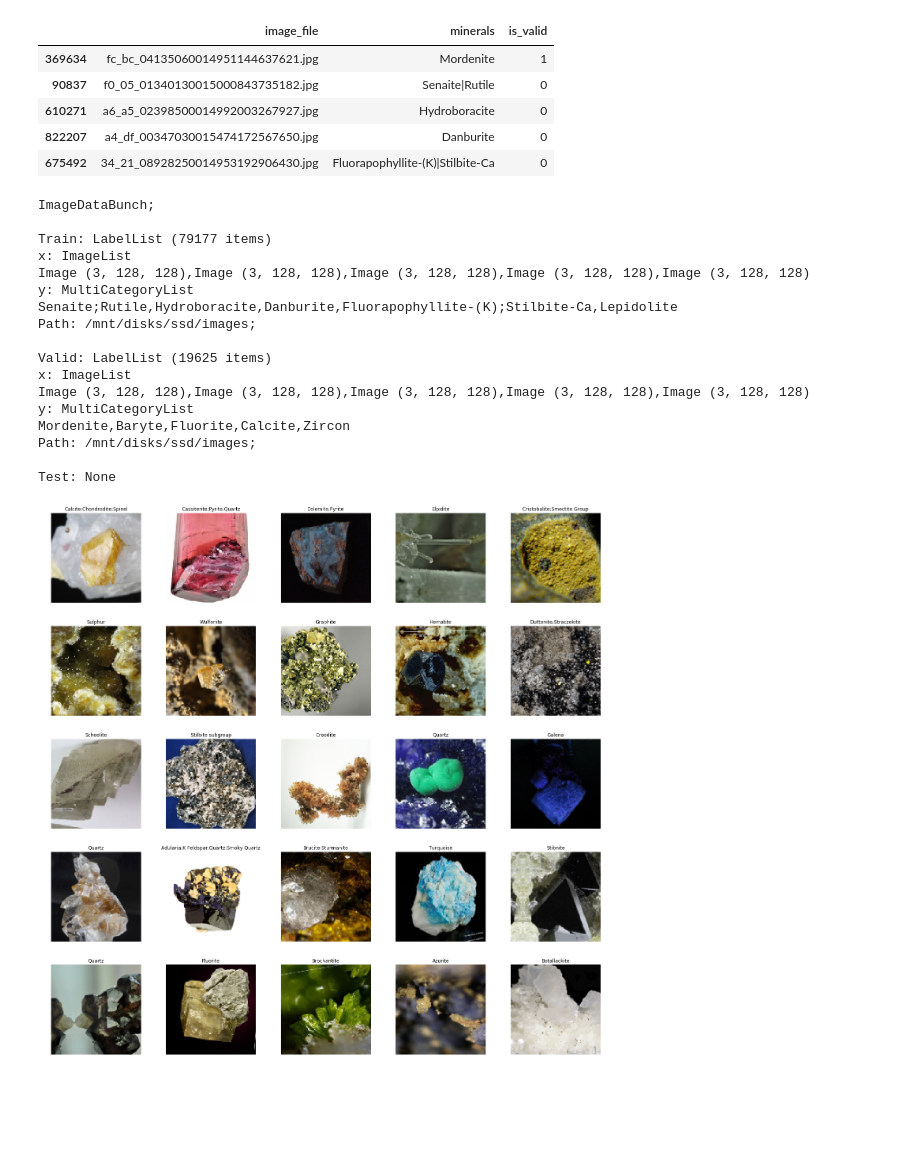
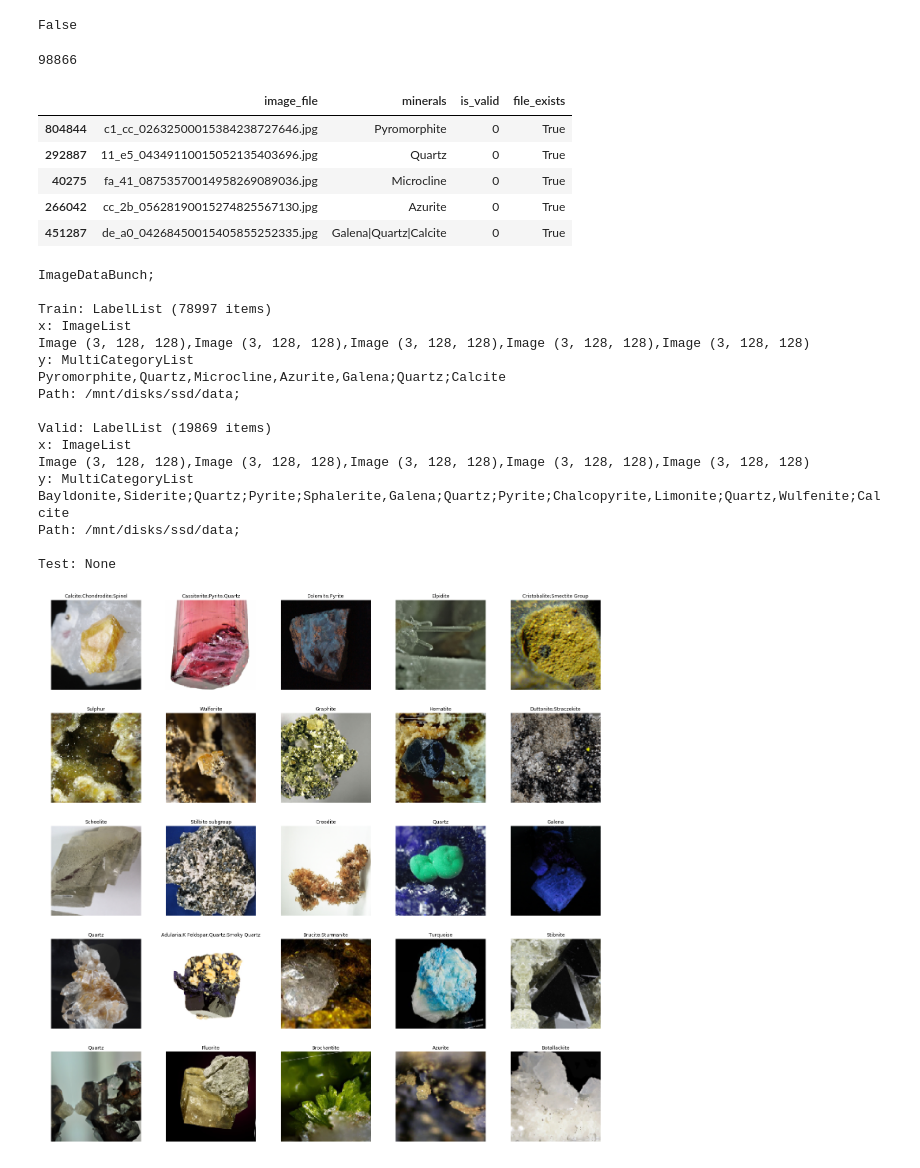
Before and after one commit to LibreChou/mindat_dataset, a Jupyter notebook: fastai-hw.ipynb, the cells around one changed output. Cells and saved outputs as stored; diff of their text form; code cells hidden in the pictures; blank space fills up the shorter version.

```diff
--- a/fastai-hw.ipynb
+++ b/fastai-hw.ipynb
@@ -26,18 +26,28 @@ Fri Aug  2 12:20:11 2019
 |=============================================================================|
 |  No running processes found                                                 |
 +-----------------------------------------------------------------------------+
-# %%
-train_df = pd.read_csv('data/train_df.csv').sample(100000).dropna()
-train_df.head()
-# %% [output]
-|  | image_file | minerals | is_valid |
-| 369634 | fc_bc_04135060014951144637621.jpg | Mordenite | 1 |
-| 90837 | f0_05_01340130015000843735182.jpg | Senaite|Rutile | 0 |
-| 610271 | a6_a5_02398500014992003267927.jpg | Hydroboracite | 0 |
-| 822207 | a4_df_00347030015474172567650.jpg | Danburite | 0 |
-| 675492 | 34_21_08928250014953192906430.jpg | Fluorapophyllite-(K)|Stilbite-Ca | 0 |
+# %%
+Path('/mnt/disks/ssd/data/images/b4_d6_02814870015598852802450.jpg').exists()
+# %% [output]
+False
+# %%
+images_path = Path('/mnt/disks/ssd/data/images/')
+train_df = pd.read_csv('data/train_df.csv').sample(100000).dropna()
+train_df['file_exists'] = train_df.image_file.map(lambda p: (images_path/p).exists())
+train_df = train_df[train_df.file_exists==True]
+print(len(train_df))
+train_df.head()
+# %% [output]
+98866
+|  | image_file | minerals | is_valid | file_exists |
+| 804844 | c1_cc_02632500015384238727646.jpg | Pyromorphite | 0 | True |
+| 292887 | 11_e5_04349110015052135403696.jpg | Quartz | 0 | True |
+| 40275 | fa_41_08753570014958269089036.jpg | Microcline | 0 | True |
+| 266042 | cc_2b_05628190015274825567130.jpg | Azurite | 0 | True |
+| 451287 | de_a0_04268450015405855252335.jpg | Galena|Quartz|Calcite | 0 | True |
 # %%
-data = ImageList.from_df(train_df, folder='images', path='/mnt/disks/ssd/images/', cols='image_file')\
+data_path = Path('/mnt/disks/ssd/data/')
+data = ImageList.from_df(train_df, folder='images', path=data_path, cols='image_file')\
     .split_from_df(col='is_valid')\
     .label_from_df(cols='minerals', label_delim='|')\
     .transform(tfms=get_transforms(flip_vert=True), size=128)\
@@ -46,19 +56,19 @@ data
 # %% [output]
 ImageDataBunch;
 
-Train: LabelList (79177 items)
+Train: LabelList (78997 items)
 x: ImageList
 Image (3, 128, 128),Image (3, 128, 128),Image (3, 128, 128),Image (3, 128, 128),Image (3, 128, 128)
 y: MultiCategoryList
-Senaite;Rutile,Hydroboracite,Danburite,Fluorapophyllite-(K);Stilbite-Ca,Lepidolite
-Path: /mnt/disks/ssd/images;
+Pyromorphite,Quartz,Microcline,Azurite,Galena;Quartz;Calcite
+Path: /mnt/disks/ssd/data;
 
-Valid: LabelList (19625 items)
+Valid: LabelList (19869 items)
 x: ImageList
 Image (3, 128, 128),Image (3, 128, 128),Image (3, 128, 128),Image (3, 128, 128),Image (3, 128, 128)
 y: MultiCategoryList
-Mordenite,Baryte,Fluorite,Calcite,Zircon
-Path: /mnt/disks/ssd/images;
+Bayldonite,Siderite;Quartz;Pyrite;Sphalerite,Galena;Quartz;Pyrite;Chalcopyrite,Limonite;Quartz,Wulfenite;Calcite
+Path: /mnt/disks/ssd/data;
 
 Test: None
 # %%
```
Also changed, not shown: parts of 18 cells of this notebook, 1 other file.
